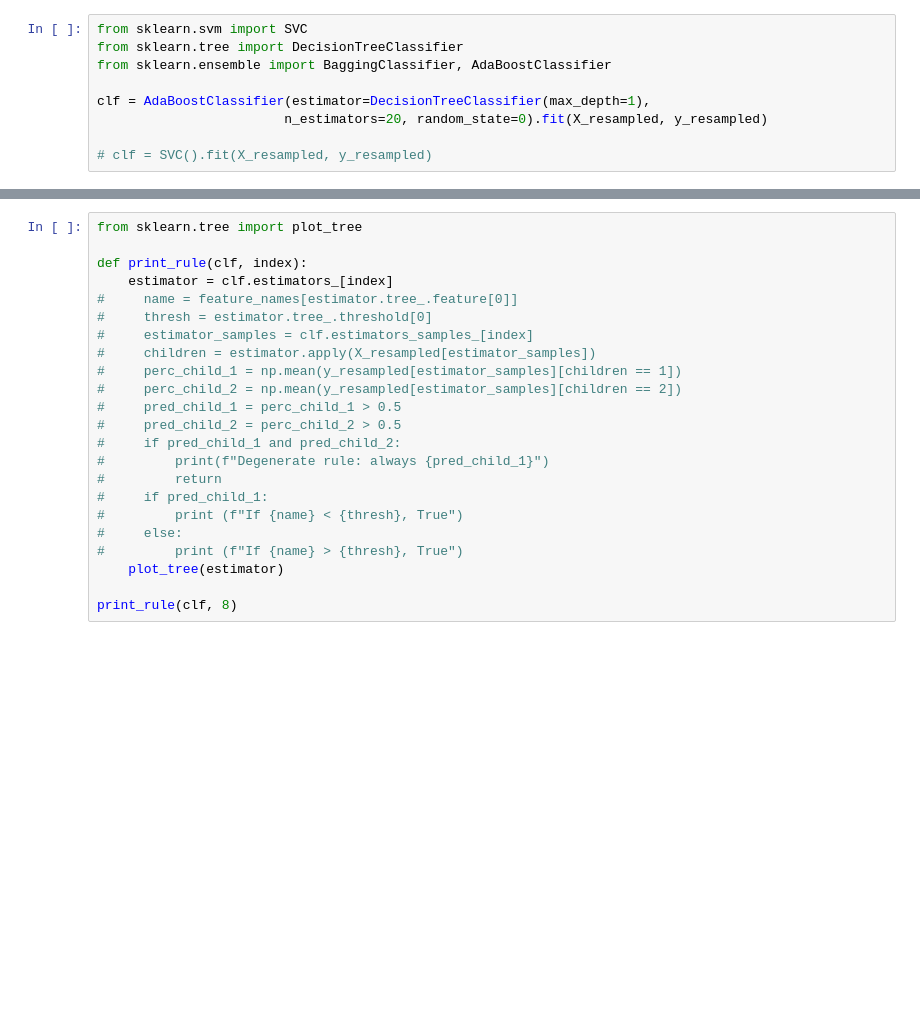
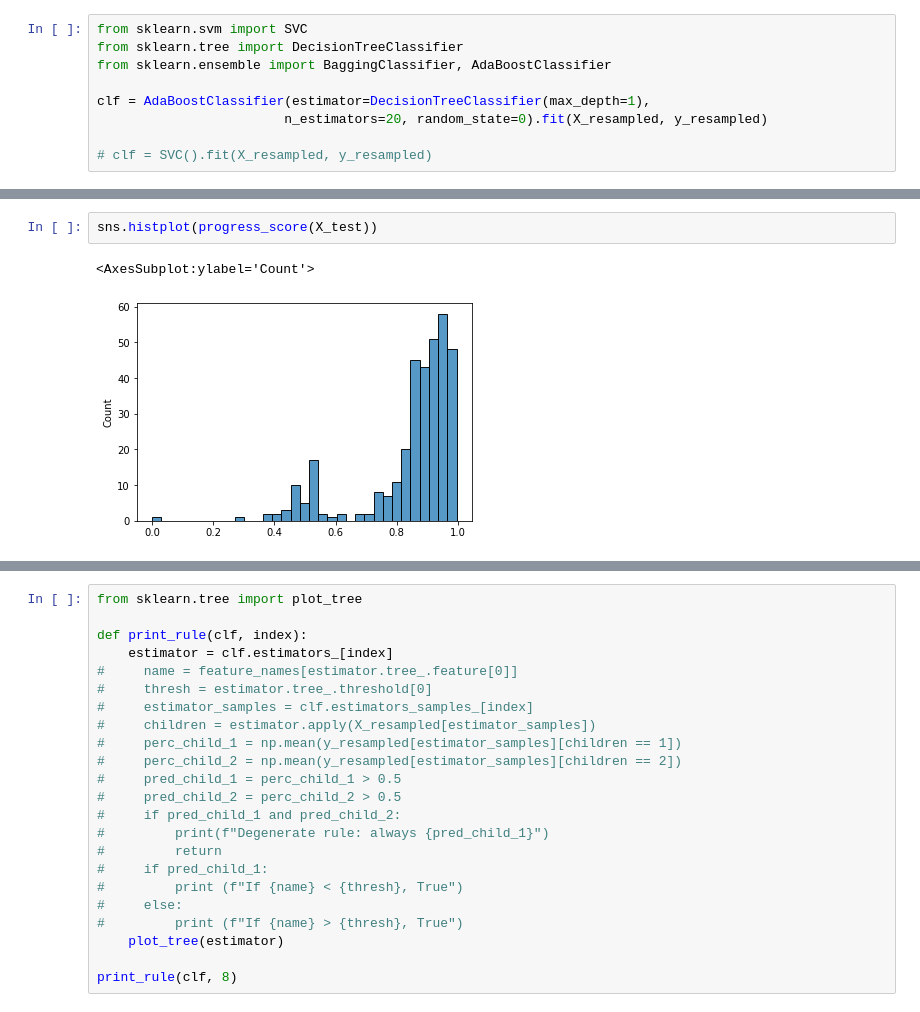
Before and after one commit to thomaswp/SimpleAIF, a Jupyter notebook: MLTest.ipynb, the cells around one changed output, grey strips where cells are left out. Drawn from its saved outputs; the diff is of its cells as text; blank space fills up the shorter version.

```diff
--- a/MLTest.ipynb
+++ b/MLTest.ipynb
@@ -168,0 +303,5 @@ array([0.22222222, 0.11111111, 0.66666667, 0.33333333, 0.55555556,
+# %%
+sns.histplot(progress_score(X_test))
+# %% [output]
+<AxesSubplot:ylabel='Count'>
+[figure, added]
```
Also changed, not shown: parts of 16 cells of this notebook.
